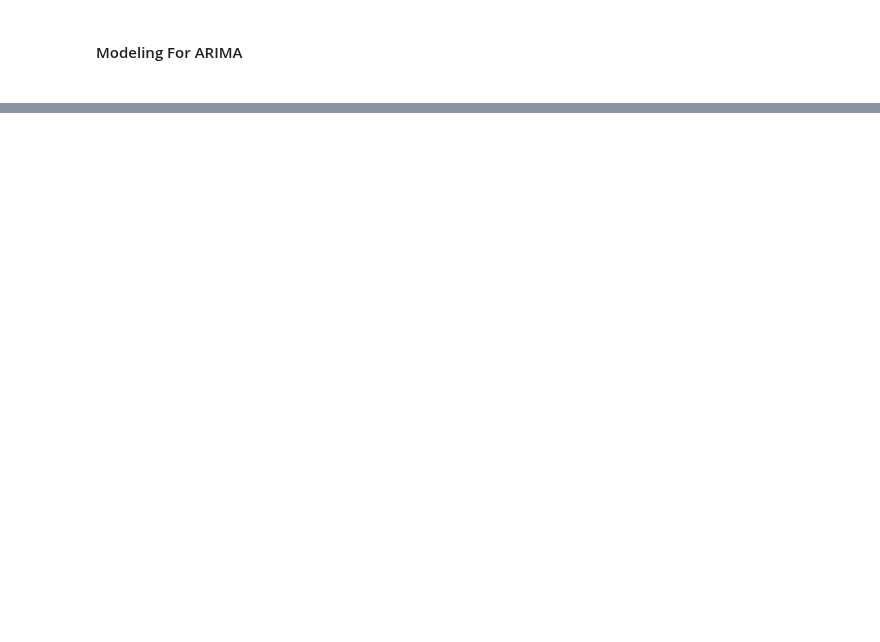
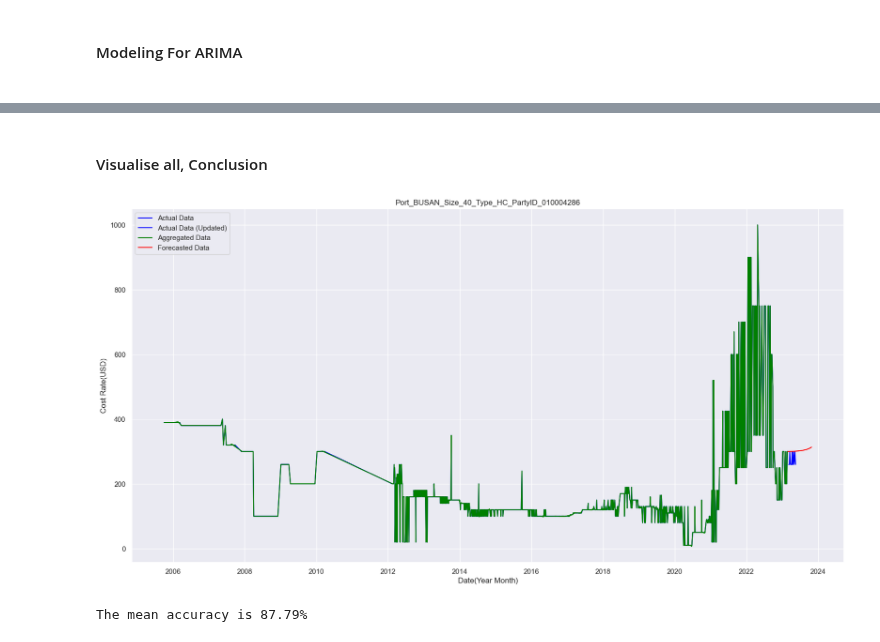
Before and after one commit to aloysiuswjw/Cost-Rate-Analysis, a Jupyter notebook: main_day2.ipynb, the cells around one changed output, grey strips where cells are left out. Cells and saved outputs as stored; diff of their text form; code cells hidden in the pictures; blank space fills up the shorter version.

Commit message:
forecasted with total of 87.79% accuracy

```diff
--- a/main_month.ipynb
+++ b/main_day2.ipynb
@@ -494,0 +463,25 @@ See the caveats in the documentation: https://pandas.pydata.org/pandas-docs/stab
+# %%
+# How many days i want to forecast
+days = 240
+
+# Get the last "look_back" values
+last_values = list(df_interpolated['RATE'].values[-look_back:])
+
+# Forecast the next 20 days
+forecasted_values = forecast_next_days(model, look_back, scaler, last_values, days)
+
+# Get the last date from 'POD'
+last_date = df_interpolated['POD'].iloc[-1]
+
+# Create new dates
+new_dates = pd.date_range(last_date + pd.Timedelta(days=1), periods=days)
+
+# Create a new DataFrame for the forecasted values
+df_forecasted = pd.DataFrame(data={'POD': new_dates, 'RATE': forecasted_values})
+
+# Rounding of the rate nearest 2 decimal point
+df_forecasted["RATE"] = df_forecasted["RATE"].round(2)
+
+df_forecasted.head(5)
+df_forecasted.tail(5)
+df_forecasted.info()
@@ -494,0 +579,22 @@ See the caveats in the documentation: https://pandas.pydata.org/pandas-docs/stab
+# %% [markdown]
+<h4>Visualise all, Conclusion</h4>
+# %%
+plt.figure(figsize=(20, 10))
+plt.plot(sel_df['POD'], sel_df['RATE'], color='blue', label="Actual Data")
+plt.plot(new_dates_df['POD'], new_dates_df['RATE'], color='blue', label="Actual Data (Updated)")
+
+plt.plot(df_interpolated['POD'], df_interpolated['RATE'], color='green', label="Aggregated Data")
+plt.plot(df_forecasted['POD'], df_forecasted['RATE'], color='red', label="Forecasted Data")
+
+plt.xlabel('Date(Year Month)')
+plt.ylabel('Cost Rate(USD)')
+plt.title('Port_BUSAN_Size_40_Type_HC_PartyID_010004286')
+plt.legend()
+plt.show();
+# %% [output]
+[figure, added]
+# %%
+total_mean_accuracy = comparison_df['accuracy'].mean()
+print(f'The mean accuracy is {total_mean_accuracy:.2f}%')
+# %% [output]
+The mean accuracy is 87.79%
```
Also changed, not shown: parts of 10 cells of this notebook.
